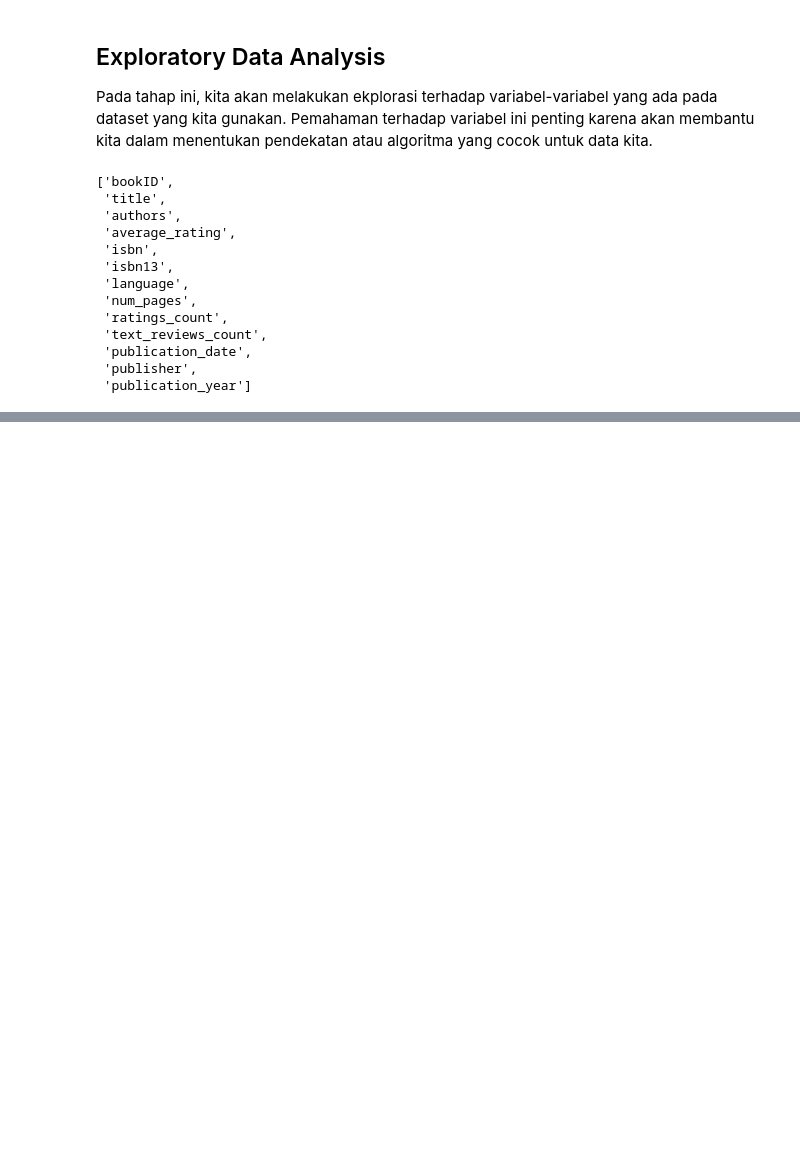
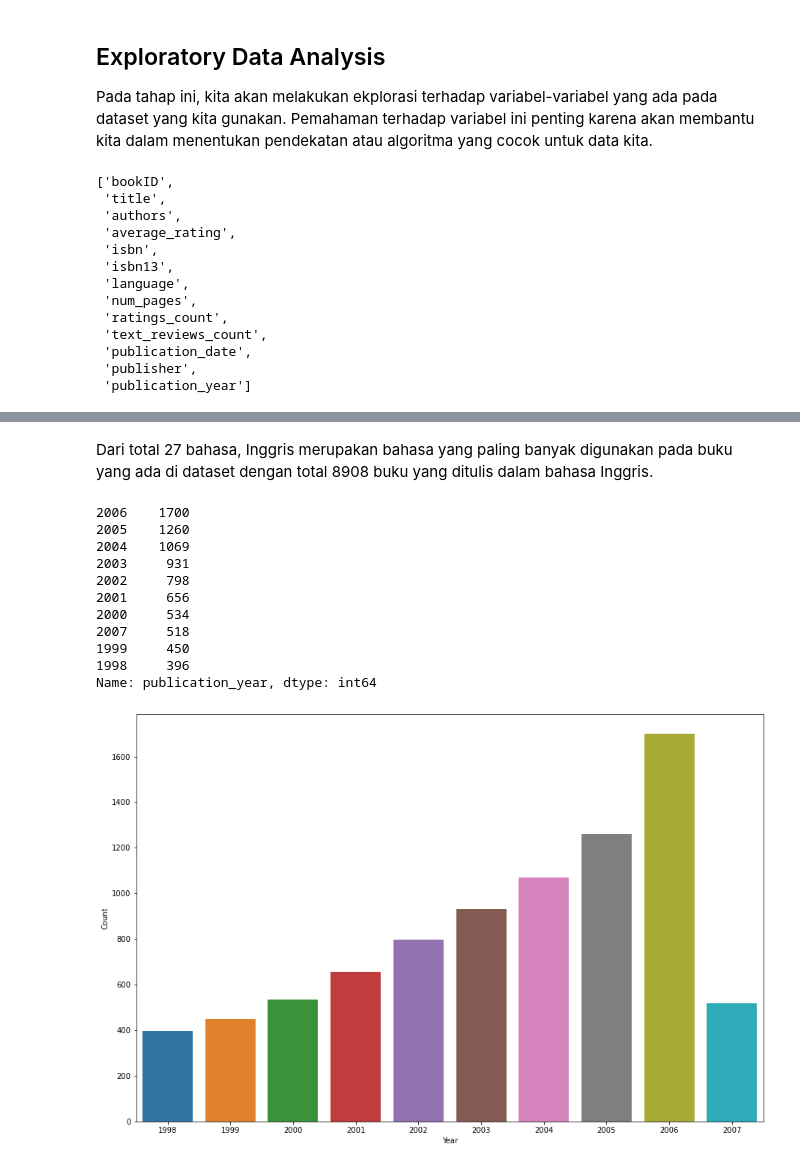
Before and after one commit to habibsatya/dicoding-training, a Jupyter notebook: code/books-recommendation.ipynb, the cells around one changed output, grey strips where cells are left out. Drawn from its saved outputs; the diff is of its cells as text; code cells hidden in the pictures; blank space fills up the shorter version.

```diff
--- a/code/books-recommendation.ipynb
+++ b/code/books-recommendation.ipynb
@@ -285,0 +368,24 @@ list(books)
+# %% [markdown]
+Dari total 27 bahasa, Inggris merupakan bahasa yang paling banyak digunakan pada buku yang ada di dataset dengan total 8908 buku yang ditulis dalam bahasa Inggris.
+# %%
+year = books['publication_year'].value_counts()[0:10]
+print(year)
+
+plt.figure(figsize=(15,10))
+sns.barplot(x=year.index, y=year)
+plt.ylabel('Count')
+plt.xlabel('Year')
+plt.show()
+# %% [output]
+2006    1700
+2005    1260
+2004    1069
+2003     931
+2002     798
+2001     656
+2000     534
+2007     518
+1999     450
+1998     396
+Name: publication_year, dtype: int64
+[figure, added]
```
Also changed, not shown: parts of 14 cells of this notebook.
